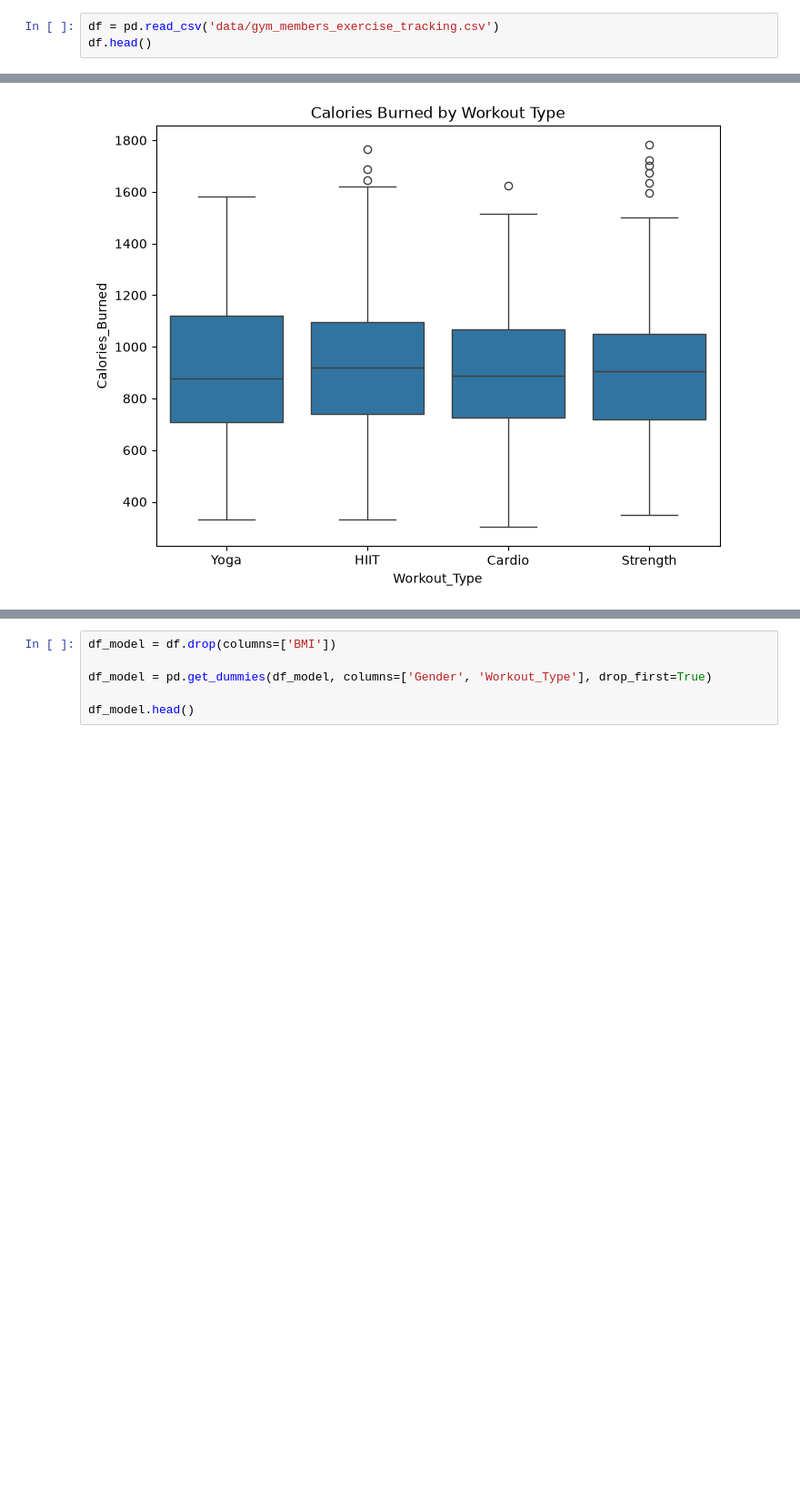
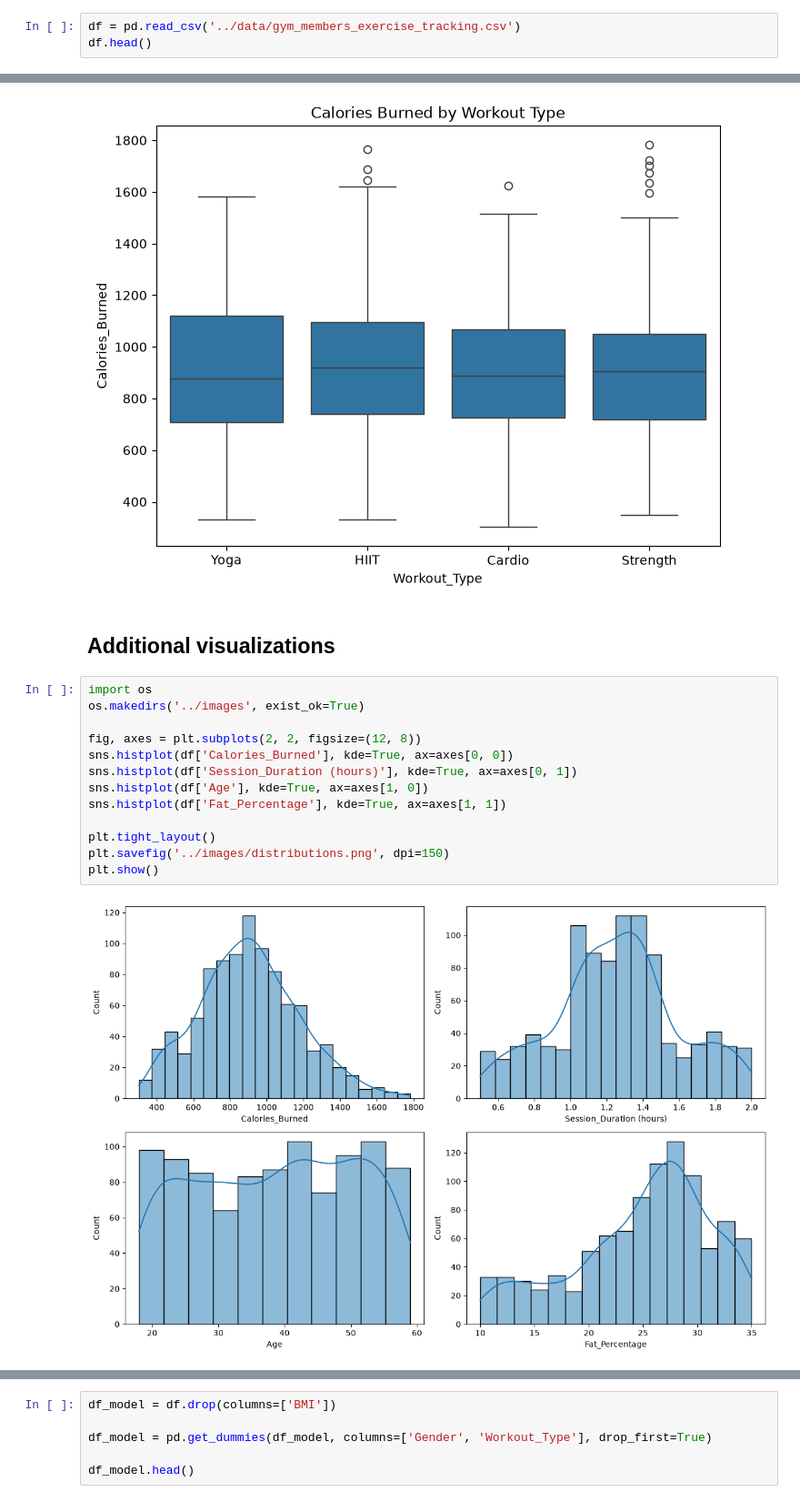
Before and after one commit to MohammedNaseer1/Gym-Members-Exercise-Project, a Jupyter notebook: notebooks/note book.ipynb, the cells around one changed output, grey strips where cells are left out. Shown at 91% size. Drawn from its saved outputs; the diff is of its cells as text; blank space fills up the shorter version.

Commit message:
Add visual analysis and model evaluation plots

```diff
--- a/notebooks/note book.ipynb
+++ b/notebooks/note book.ipynb
@@ -6,7 +6,7 @@ import numpy as np
 import matplotlib.pyplot as plt
 import seaborn as sns
 # %%
-df = pd.read_csv('data/gym_members_exercise_tracking.csv')
+df = pd.read_csv('../data/gym_members_exercise_tracking.csv')
 df.head()
 # %% [output]
 |  | Age | Gender | Weight (kg) | Height (m) | Max_BPM | Avg_BPM | Resting_BPM | Session_Duration (hours) | ... |
@@ -111,3 +111,20 @@ plt.title('Calories Burned by Workout Type')
 plt.show()
 # %% [output]
 [figure]
+# %% [markdown]
+## Additional visualizations
+# %%
+import os
+os.makedirs('../images', exist_ok=True)
+
+fig, axes = plt.subplots(2, 2, figsize=(12, 8))
+sns.histplot(df['Calories_Burned'], kde=True, ax=axes[0, 0])
+sns.histplot(df['Session_Duration (hours)'], kde=True, ax=axes[0, 1])
+sns.histplot(df['Age'], kde=True, ax=axes[1, 0])
+sns.histplot(df['Fat_Percentage'], kde=True, ax=axes[1, 1])
+
+plt.tight_layout()
+plt.savefig('../images/distributions.png', dpi=150)
+plt.show()
+# %% [output]
+[figure, added]
```
Also changed, not shown: parts of 5 cells of this notebook, 6 other files.
